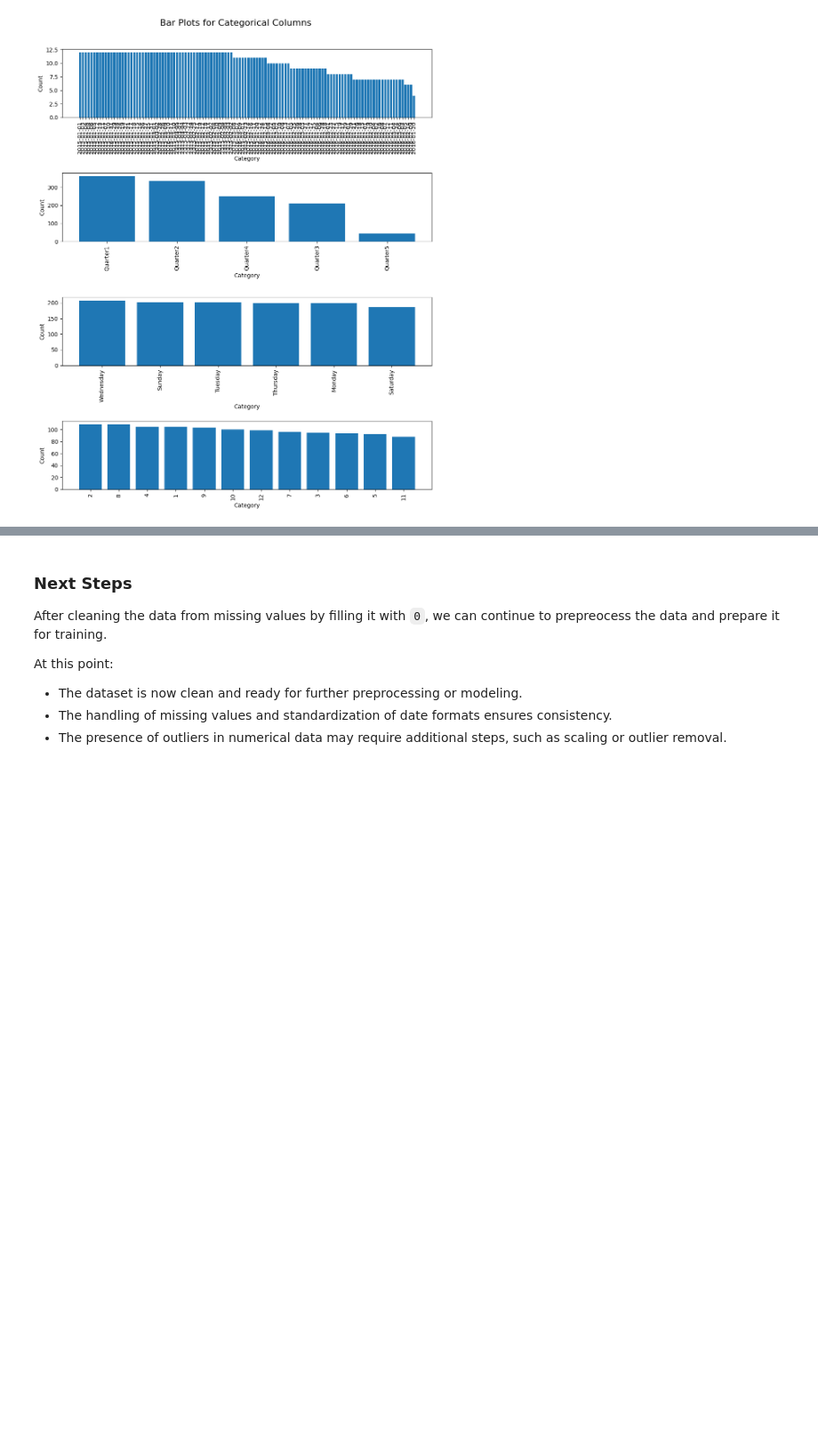
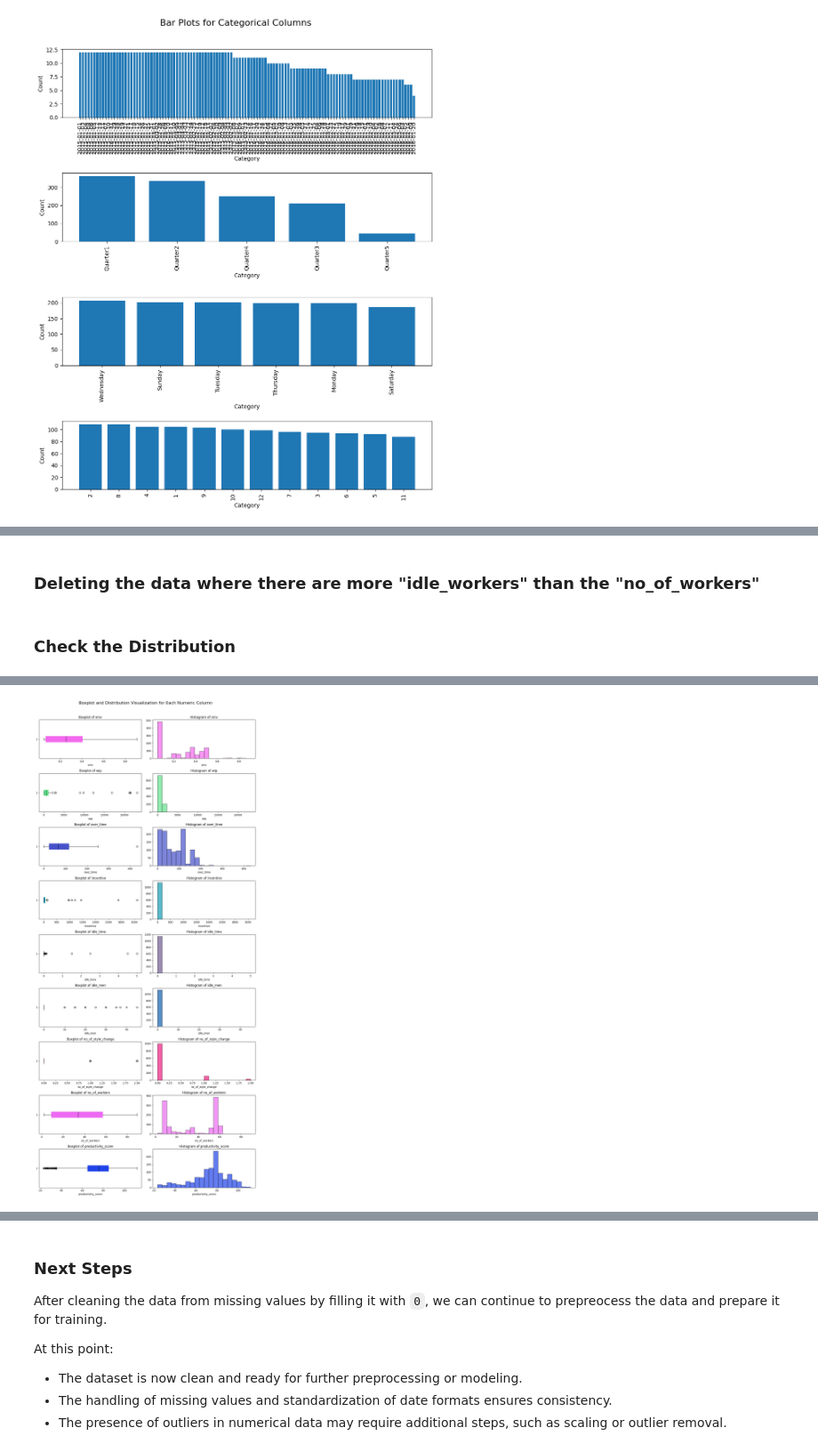
Before and after one commit to Andreas-Lukito/Productivity_Score_Prediction, a Jupyter notebook: Productivity_score_prediction.ipynb, the cells around one changed output, grey strips where cells are left out. Shown at 89% size. Cells and saved outputs as stored; diff of their text form; code cells hidden in the pictures; blank space fills up the shorter version.

Commit message:
feat: Cleaned the Data
Deleted Negative number of workers, rows with 'Quarter 5', Negative productivity score, rows that has more idle workers than the number of workers.

```diff
--- a/Productivity_score_prediction.ipynb
+++ b/Productivity_score_prediction.ipynb
@@ -672,0 +705,2 @@ categoric_dist_plot(categorical_data)
+# %%
+data = data.drop(data[data["quarter"] == "Quarter5"].index).reset_index(drop=True)
@@ -672,0 +709,15 @@ categoric_dist_plot(categorical_data)
+# %%
+# to be safe lets delete the rows with negative productivity score
+data = data.drop(data[data["productivity_score"] < 0].index).reset_index(drop=True)
+# %% [markdown]
+### Deleting the data where there are more "idle_workers" than the "no_of_workers"
+# %%
+data = data.drop(data[data["idle_men"] > data["no_of_workers"]].index).reset_index(drop=True)
+# %% [markdown]
+### Check the Distribution
+# %%
+numeric_data = data.select_dtypes(include=[np.number])
+categorical_data = data.select_dtypes(exclude=[np.number])
+# %%
+numeric_dist_plot(numeric_data)
+# %% [output]
@@ -672,0 +725 @@ categoric_dist_plot(categorical_data)
+[figure, added]
```
Also changed, not shown: parts of 16 cells of this notebook.
